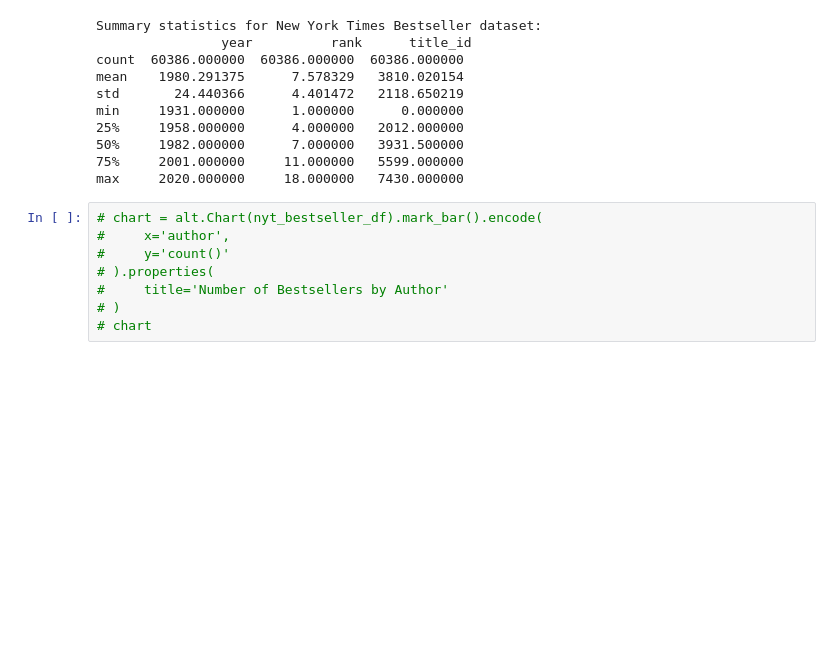
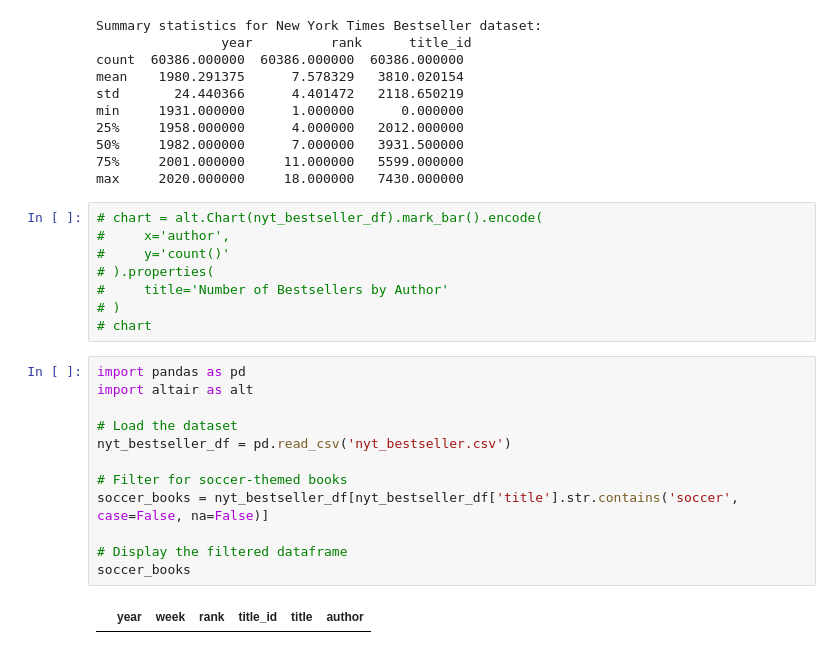
Before and after one commit to yosefstifanos/is310-coding-assignments, a Jupyter notebook: pandas-eda/eda_notebook.ipynb, the cells around one changed output. Saved outputs shown, nothing was run; the diff lists cells and outputs as text; blank space fills up the shorter version.

```diff
--- a/pandas-eda/eda_notebook.ipynb
+++ b/pandas-eda/eda_notebook.ipynb
@@ -177,3 +176,17 @@ max     2020.000000     18.000000   7430.000000
 #     title='Number of Bestsellers by Author'
 # )
 # chart
+# %%
+import pandas as pd
+import altair as alt
+
+# Load the dataset
+nyt_bestseller_df = pd.read_csv('nyt_bestseller.csv')
+
+# Filter for soccer-themed books
+soccer_books = nyt_bestseller_df[nyt_bestseller_df['title'].str.contains('soccer', case=False, na=False)]
+
+# Display the filtered dataframe
+soccer_books
+# %% [output]
+|  | year | week | rank | title_id | title | author |
```
Also changed, not shown: parts of 3 cells of this notebook, 26 other files.
